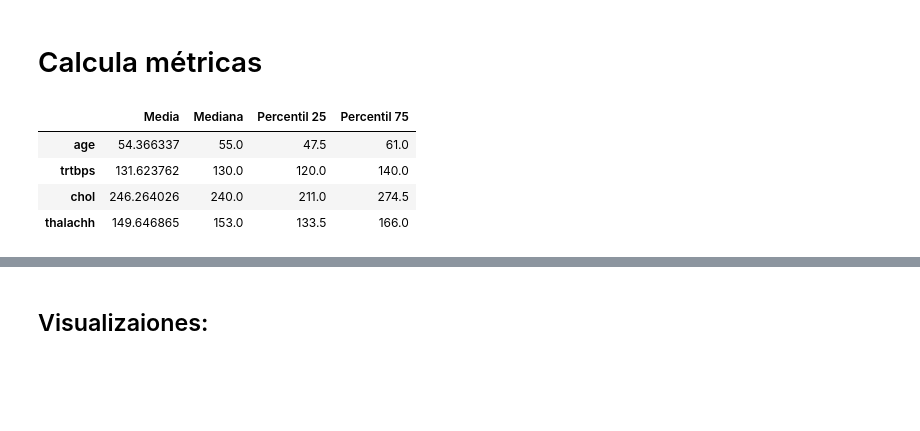
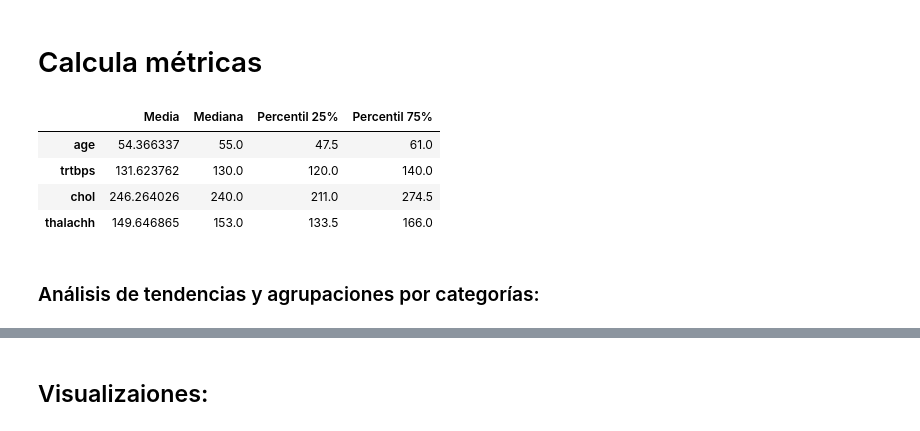
Before and after one commit to renemorenow/MachineLearning2, a Jupyter notebook: Prog_Basica_Python/Infarto_de_miocardio.ipynb, the cells around one changed output, grey strips where cells are left out. Saved outputs shown, nothing was run; the diff lists cells and outputs as text; code cells hidden in the pictures; blank space fills up the shorter version.

```diff
--- a/Prog_Basica_Python/Infarto_de_miocardio.ipynb
+++ b/Prog_Basica_Python/Infarto_de_miocardio.ipynb
@@ -211,17 +211,19 @@ unique_values
 # %%
 df_metricas = df[['age','trtbps', 'chol', 'thalachh']]
 metricas = {
     "Media": df_metricas.mean(),
     "Mediana": df_metricas.median(),
     "Percentil 25%": df_metricas.quantile(0.25),
     "Percentil 75%": df_metricas.quantile(0.75)
 }
 
-metrics_df = pd.DataFrame(metricas)
-metrics_df
+metricas_df = pd.DataFrame(metricas)
+metricas_df
 # %% [output]
-|  | Media | Mediana | Percentil 25 | Percentil 75 |
+|  | Media | Mediana | Percentil 25% | Percentil 75% |
 | age | 54.366337 | 55.0 | 47.5 | 61.0 |
 | trtbps | 131.623762 | 130.0 | 120.0 | 140.0 |
 | chol | 246.264026 | 240.0 | 211.0 | 274.5 |
 | thalachh | 149.646865 | 153.0 | 133.5 | 166.0 |
+# %% [markdown]
+### Análisis de tendencias y agrupaciones por categorías:
```
Also changed, not shown: parts of 1 cell of this notebook.
